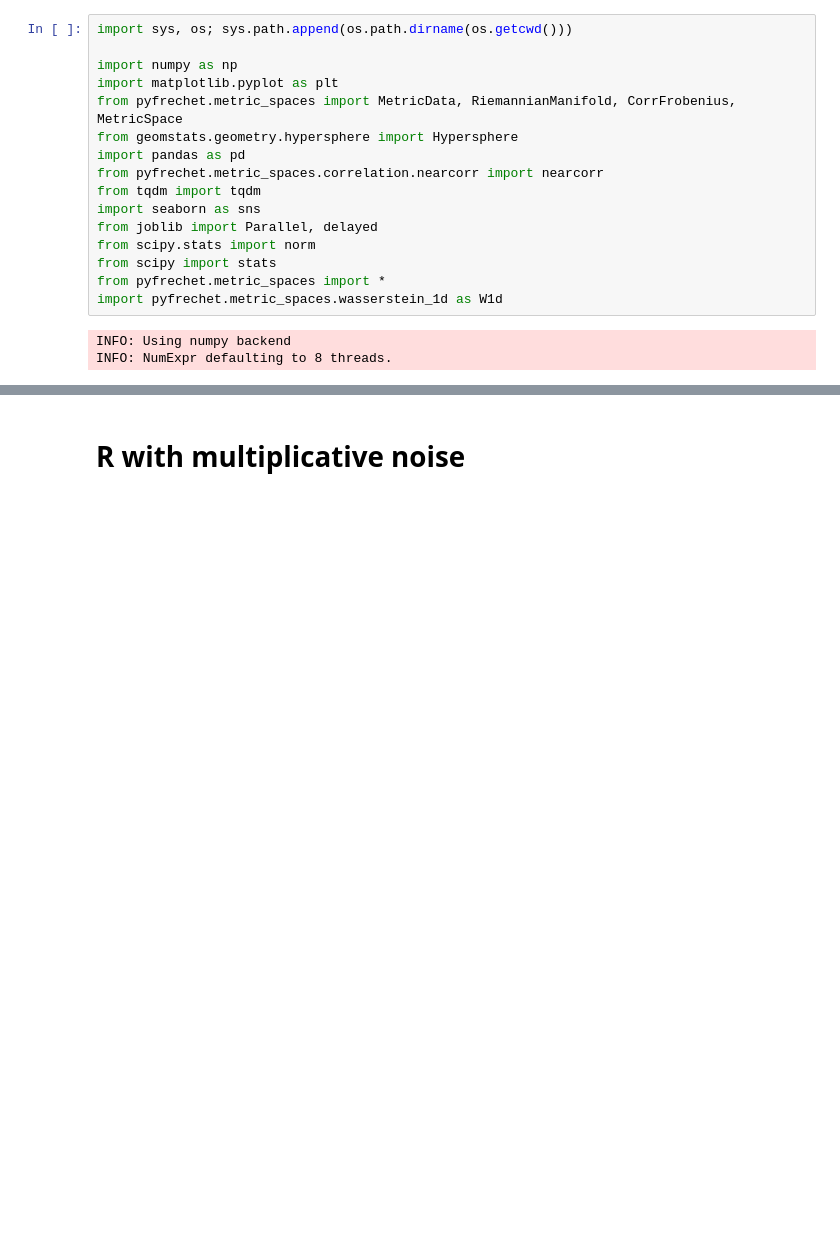
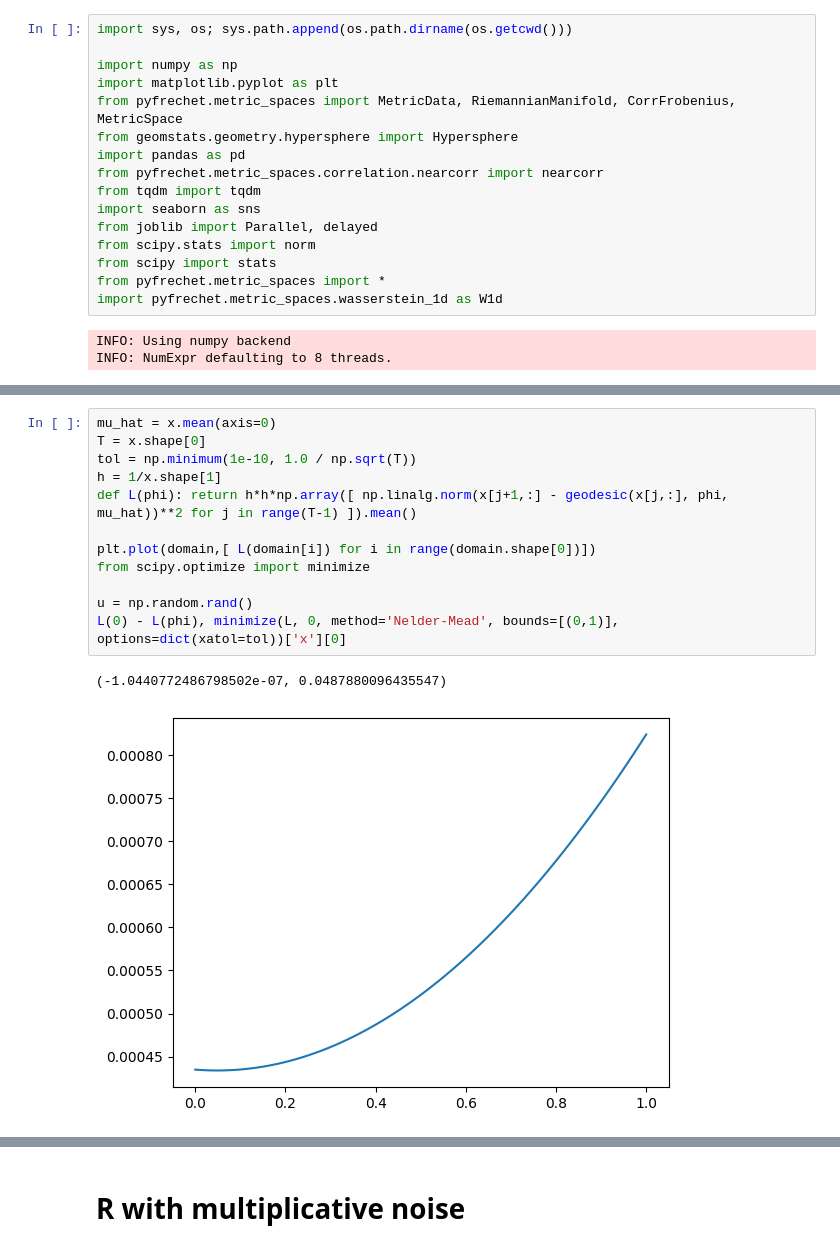
Before and after one commit to matthieubulte/GAR, a Jupyter notebook: ar(1)_dists.ipynb, the cells around one changed output, grey strips where cells are left out. Saved outputs shown, nothing was run; the diff lists cells and outputs as text; blank space fills up the shorter version.

```diff
--- a/ar(1)_dists.ipynb
+++ b/ar(1)_dists.ipynb
@@ -19,0 +77,15 @@ INFO: NumExpr defaulting to 8 threads.
+# %%
+mu_hat = x.mean(axis=0)
+T = x.shape[0]
+tol = np.minimum(1e-10, 1.0 / np.sqrt(T))
+h = 1/x.shape[1]
+def L(phi): return h*h*np.array([ np.linalg.norm(x[j+1,:] - geodesic(x[j,:], phi, mu_hat))**2 for j in range(T-1) ]).mean()
+
+plt.plot(domain,[ L(domain[i]) for i in range(domain.shape[0])])
+from scipy.optimize import minimize
+
+u = np.random.rand()
+L(0) - L(phi), minimize(L, 0, method='Nelder-Mead', bounds=[(0,1)], options=dict(xatol=tol))['x'][0]
+# %% [output]
+(-1.0440772486798502e-07, 0.0487880096435547)
+[figure, added]
```
Also changed, not shown: parts of 2 cells of this notebook, 17 other files.
